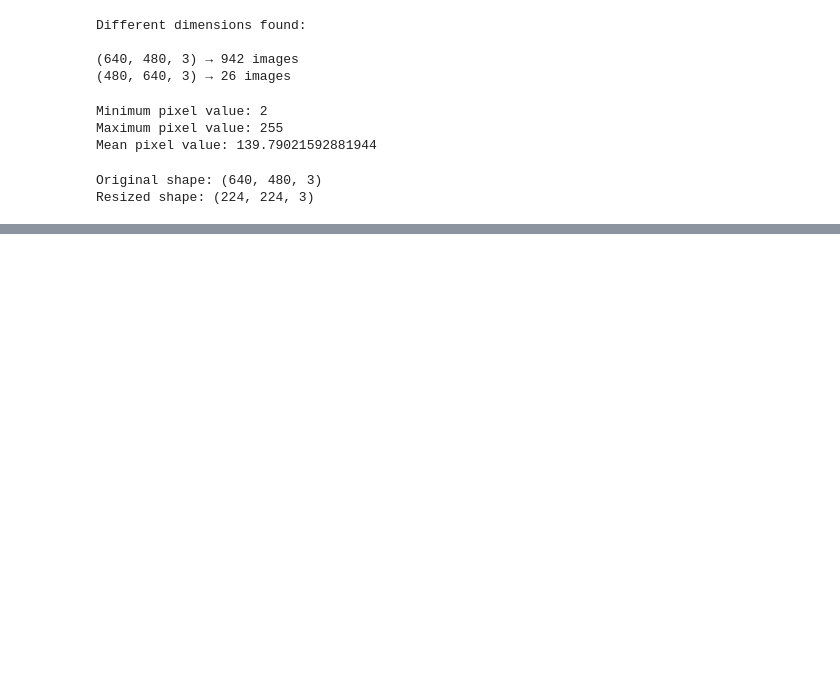
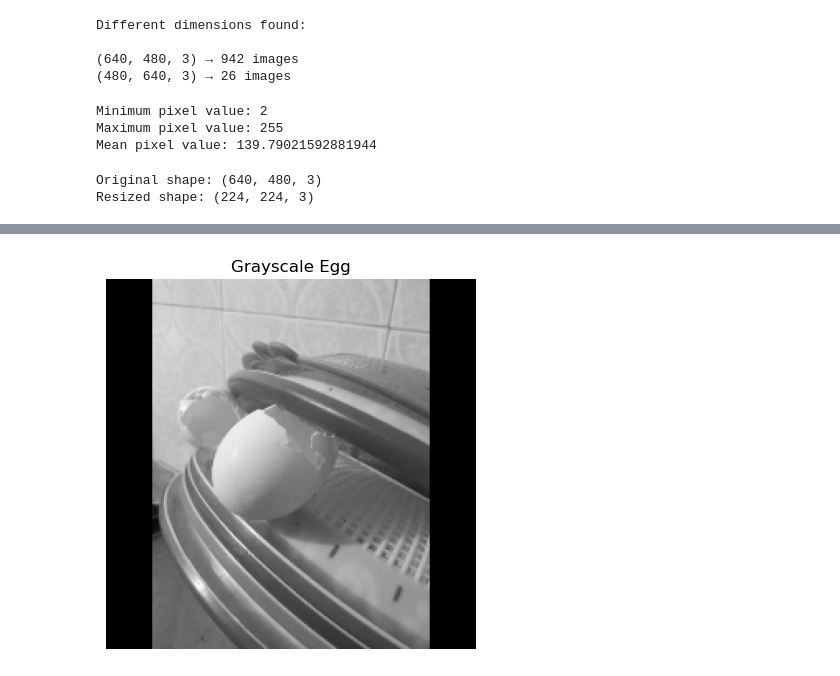
Before and after one commit to dakshkathuria346-gif/Egg-Defect-Detection, a Jupyter notebook: Experiment-4.ipynb, the cells around one changed output, grey strips where cells are left out. Saved outputs shown, nothing was run; the diff lists cells and outputs as text; code cells hidden in the pictures; blank space fills up the shorter version.

```diff
--- a/Experiment-4.ipynb
+++ b/Experiment-4.ipynb
@@ -126,0 +146,7 @@ Resized shape: (224, 224, 3)
+# %%
+plt.imshow(gray_image, cmap="gray")
+plt.title("Grayscale Egg")
+plt.axis("off")
+plt.show()
+# %% [output]
+[figure, added]
```
Also changed, not shown: parts of 2 cells of this notebook.
